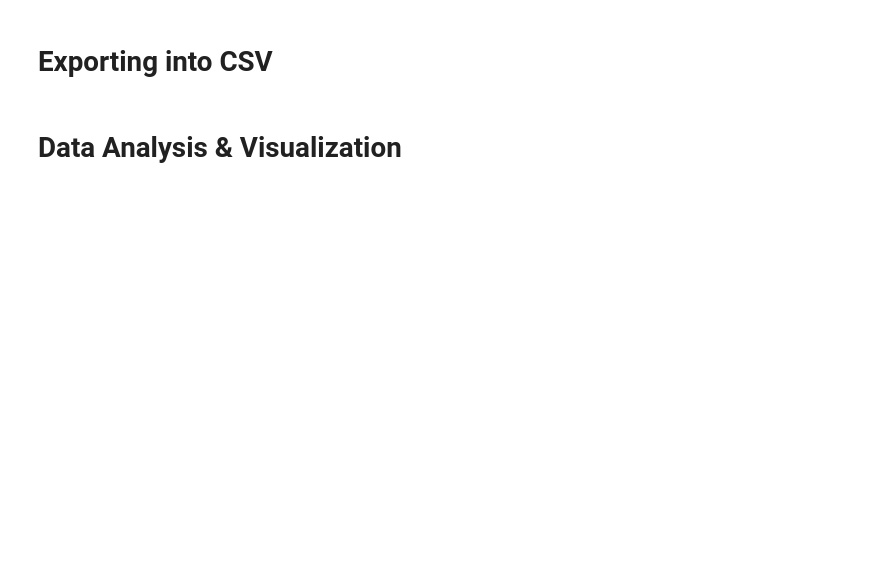
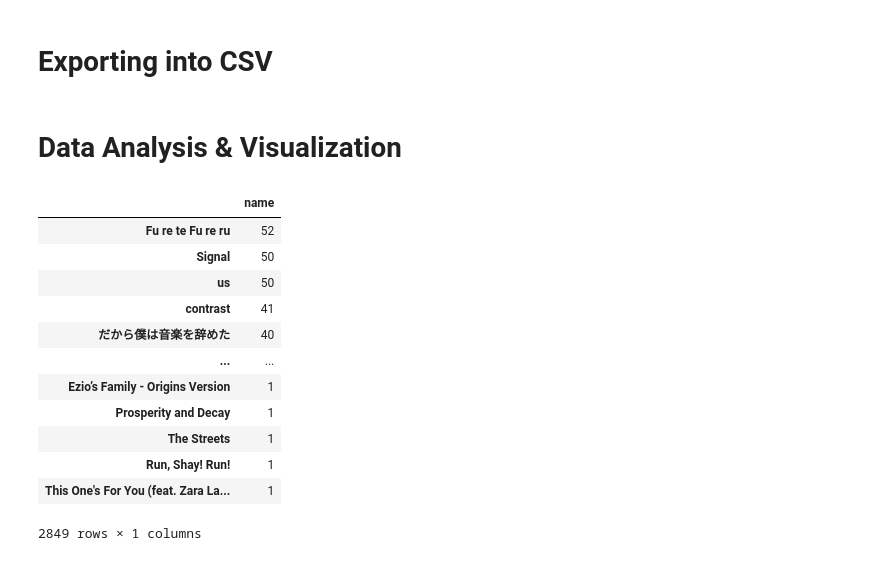
Before and after one commit to Prathamesh-Ghatole/data-analysis-lastfm, a Jupyter notebook: Main.ipynb, the cells around one changed output. Saved outputs shown, nothing was run; the diff lists cells and outputs as text; code cells hidden in the pictures; blank space fills up the shorter version.

```diff
--- a/Main.ipynb
+++ b/Main.ipynb
@@ -209,4 +210,20 @@ df.to_csv('export.csv', encoding='utf-8')
 # %% [markdown]
 # Data Analysis & Visualization
 # %%
-# In Progress
+# Finding Top Songs:
+TopSongs = pd.DataFrame(df['name'].value_counts())
+TopSongs
+# %% [output]
+|  | name |
+| Fu re te Fu re ru | 52 |
+| Signal | 50 |
+| us | 50 |
+| contrast | 41 |
+| だから僕は音楽を辞めた | 40 |
+| ... | ... |
+| Ezio’s Family - Origins Version | 1 |
+| Prosperity and Decay | 1 |
+| The Streets | 1 |
+| Run, Shay! Run! | 1 |
+| This One's For You (feat. Zara La... | 1 |
+2849 rows × 1 columns
```
Also changed, not shown: parts of 10 cells of this notebook.
